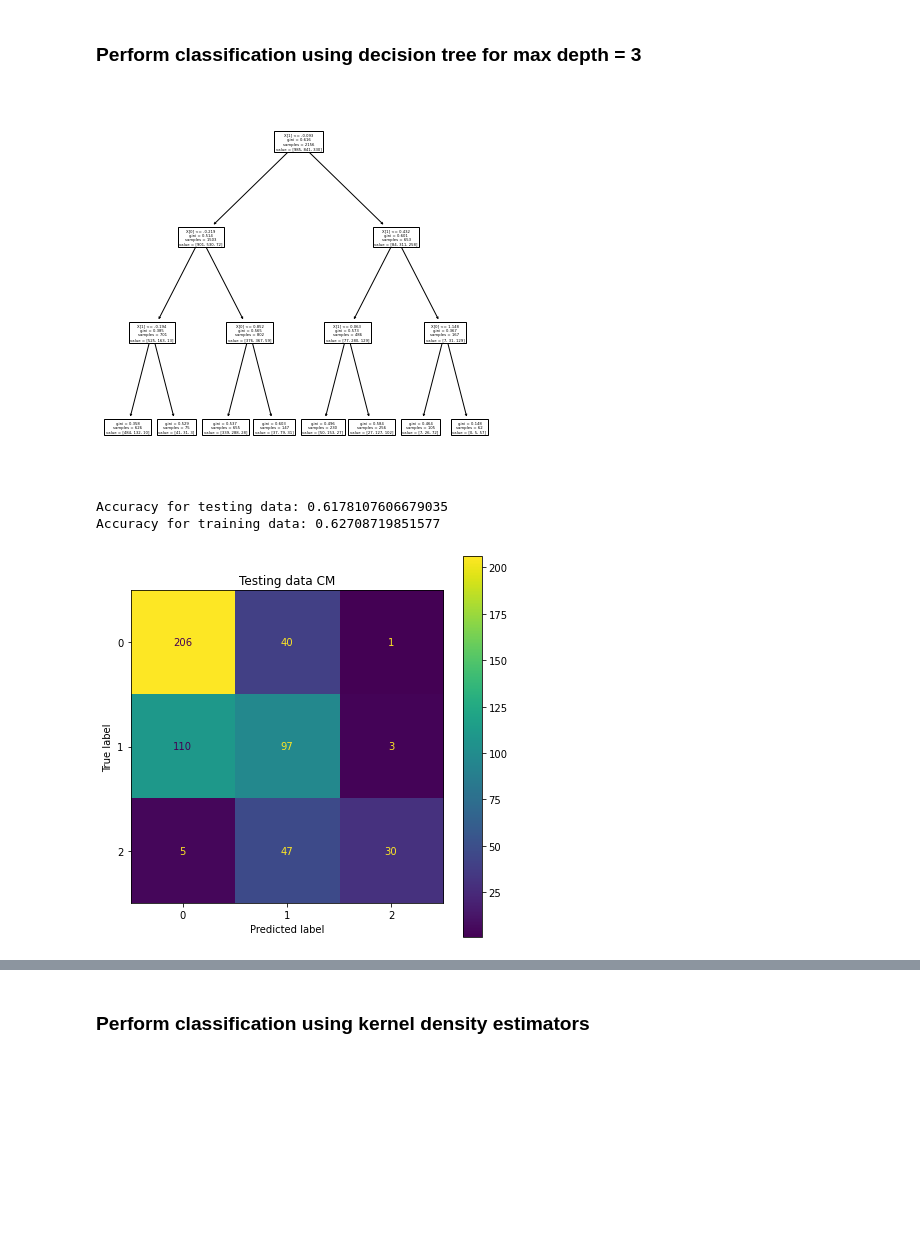
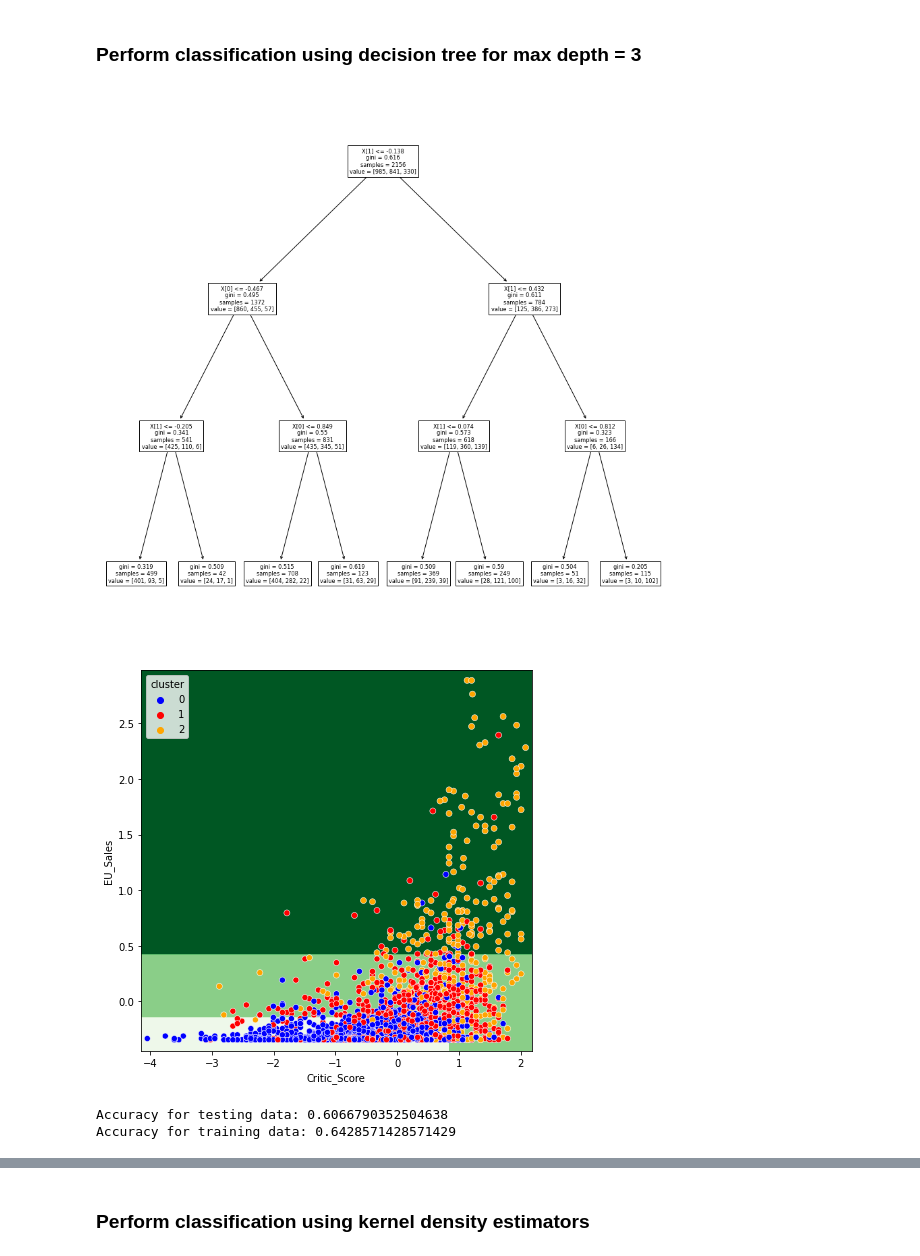
Before and after one commit to Loniowsky/Data-Mining-Project, a Jupyter notebook: notebooks/7th_gen_classification.ipynb, the cells around one changed output, grey strips where cells are left out. Drawn from its saved outputs; the diff is of its cells as text; code cells hidden in the pictures; blank space fills up the shorter version.

```diff
--- a/notebooks/7th_gen_classification.ipynb
+++ b/notebooks/7th_gen_classification.ipynb
@@ -66,7 +67,7 @@ Name: cluster, dtype: int64
 # %% [markdown]
 ### Display clusters and information about them
 # %%
-palette = ["blue", "green", "red"]
+palette = ["blue", "red", "orange"]
 
 sns.displot(data, x="NA_Sales", hue="cluster", palette=palette)
 plt.show()
@@ -208,26 +209,29 @@ Max depth = 10 - test data score: 0.6066790352504638, training data score: 0.762
 # %%
 # Note: reducing the depth of this tree has no significant impact on the testing score - only on the training
 # score (and even there the impact is not that big) - this is because the tree is "over-fitting"
 classifier = tree.DecisionTreeClassifier(max_depth=3)\
     .fit(training_data[["Critic_Score", second_sales]], training_data["cluster"])
+plt.figure(figsize=(15, 15))
 tree.plot_tree(classifier)
+plt.show()
+decision_tree_plot_decision_surfaces(classifier, training_data, ("Critic_Score", second_sales), palette)
 plt.show()
 
 accuracy_test = classifier.score(testing_data[["Critic_Score", second_sales]], testing_data["cluster"])
 print("Accuracy for testing data: {}".format(accuracy_test))
 
 accuracy_train = classifier.score(training_data[["Critic_Score", second_sales]], training_data["cluster"])
 print("Accuracy for training data: {}".format(accuracy_train))
 
 plot_confusion_matrix(classifier, testing_data[["Critic_Score", second_sales]], testing_data["cluster"])
 plt.title("Testing data CM")
 plt.show()
 
 plot_confusion_matrix(classifier, training_data[["Critic_Score", second_sales]], training_data["cluster"])
 plt.title("Training data CM")
 plt.show()
 # %% [output]
-[figure, old version]
+[figure, new version]
+[figure, new version]
-Accuracy for testing data: 0.6178107606679035
-Accuracy for training data: 0.62708719851577
+Accuracy for testing data: 0.6066790352504638
+Accuracy for training data: 0.6428571428571429
-[figure, old version]
```
Also changed, not shown: parts of 10 cells of this notebook, 1 other file.
